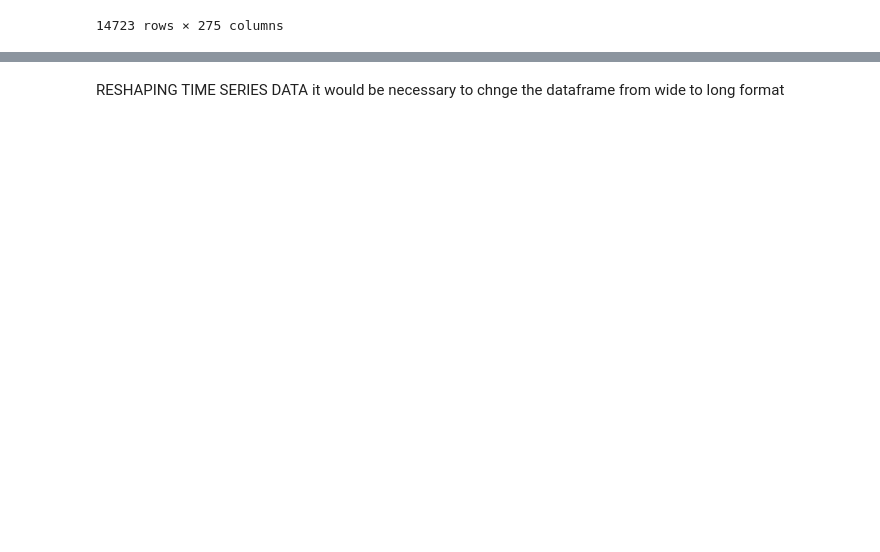
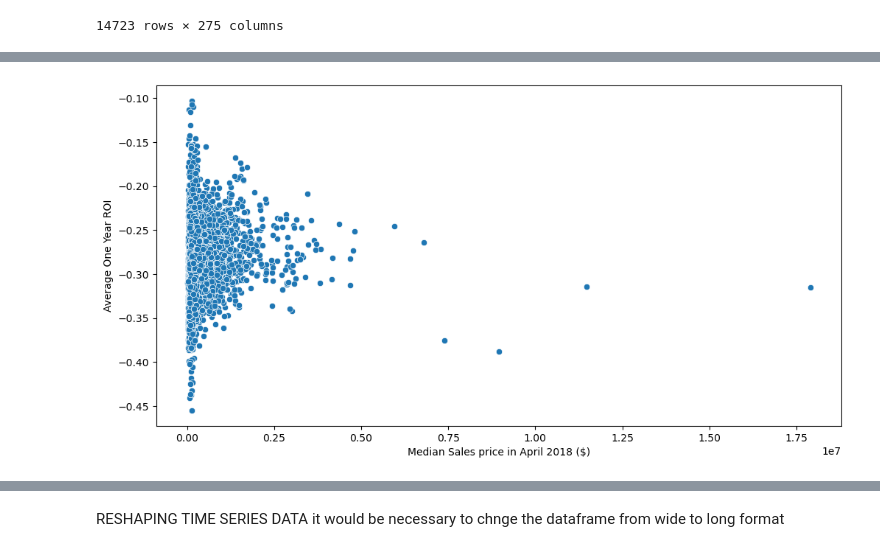
Before and after one commit to kafura0/Real_Estate_Price_Forecasting, a Jupyter notebook: student_notebook.ipynb, the cells around one changed output, grey strips where cells are left out. Drawn from its saved outputs; the diff is of its cells as text; code cells hidden in the pictures; blank space fills up the shorter version.

```diff
--- a/student_notebook.ipynb
+++ b/student_notebook.ipynb
@@ -241 +391,10 @@ VISUALIZING THE SPREAD OF THE ROI
+# %%
+# Plotting median home price versus avg ROI. Some crazy 20 million dollar home values in New York.
+plt.figure(figsize = (12,6))
+sns.scatterplot(data=zillow_df, x='2018-04', y='avg_1_yr_ROI')
+plt.xlabel('Median Sales price in April 2018 ($)')
+plt.ylabel('Average One Year ROI')
+plt.savefig('visualizations/median_price_vs_1_year_average.png');
+# %% [output]
+[figure, added]
 # %%
```
Also changed, not shown: parts of 45 cells of this notebook, 4 other files.
